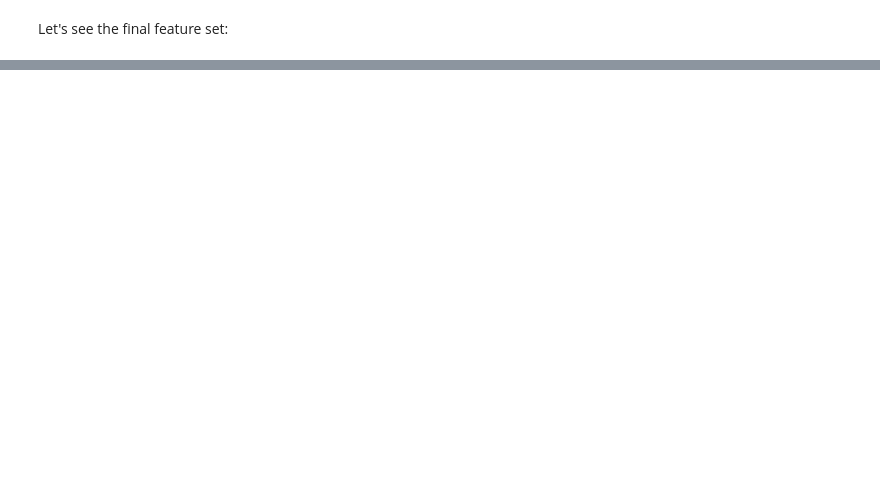
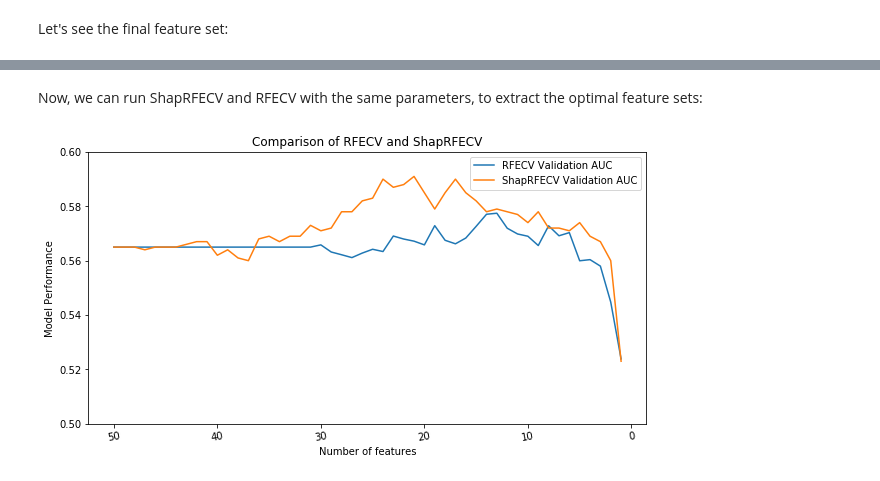
Before and after one commit to ing-bank/probatus, a Jupyter notebook: docs/tutorials/nb_shap_feature_elimination.ipynb, the cells around one changed output, grey strips where cells are left out. Cells and saved outputs as stored; diff of their text form; code cells hidden in the pictures; blank space fills up the shorter version.

```diff
--- a/docs/tutorials/nb_shap_feature_elimination.ipynb
+++ b/docs/tutorials/nb_shap_feature_elimination.ipynb
@@ -138,0 +119,36 @@ shap_elimination.get_reduced_features_set(num_features=9)
+# %%
+from probatus.feature_elimination import ShapRFECV
+import numpy as np
+import pandas as pd
+import lightgbm
+from sklearn.datasets import make_classification
+from sklearn.model_selection import train_test_split, cross_val_score
+from sklearn.feature_selection import RFECV
+import matplotlib.pyplot as plt
+
+# Prepare train and test data:
+X, y = make_classification(n_samples=10000, class_sep=0.1, n_informative=40, n_features=50,
+                           random_state=0, n_clusters_per_class=10)
+X = pd.DataFrame(X)
+X_train, X_test, y_train, y_test = train_test_split(X, y, test_size=0.5, random_state=42)
+
+# Set up the model:
+clf = lightgbm.LGBMClassifier(n_estimators=10, num_leaves=7)
+# %% [markdown]
+Now, we can run ShapRFECV and RFECV with the same parameters, to extract the optimal feature sets:
+# %%
+# Run RFECV and ShapRFECV with the same parameters
+rfe = RFECV(clf, step=1, cv=10, scoring='roc_auc', n_jobs=3).fit(X_train, y_train)
+shap_elimination = ShapRFECV(clf=clf, step=1, cv=10, scoring='roc_auc', n_jobs=3)
+shap_report = shap_elimination.fit_compute(X_train, y_train)
+
+# Compare the CV Validation AUC for different number of features in each method.
+ax = pd.DataFrame({'RFECV Validation AUC': list(reversed(rfe.grid_scores_)),
+                   'ShapRFECV Validation AUC': shap_report['val_metric_mean'].values.tolist()},
+                 index=shap_report['num_features'].values.tolist()).plot(ylim=(0.5, 0.6), rot=10, title='Comparison of RFECV and ShapRFECV', figsize=(10,5))
+ax.set_ylabel("Model Performance")
+ax.set_xlabel("Number of features")
+ax.invert_xaxis()
+plt.show()
+# %% [output]
+[figure, added]
```
Also changed, not shown: parts of 15 cells of this notebook, 1 other file.
